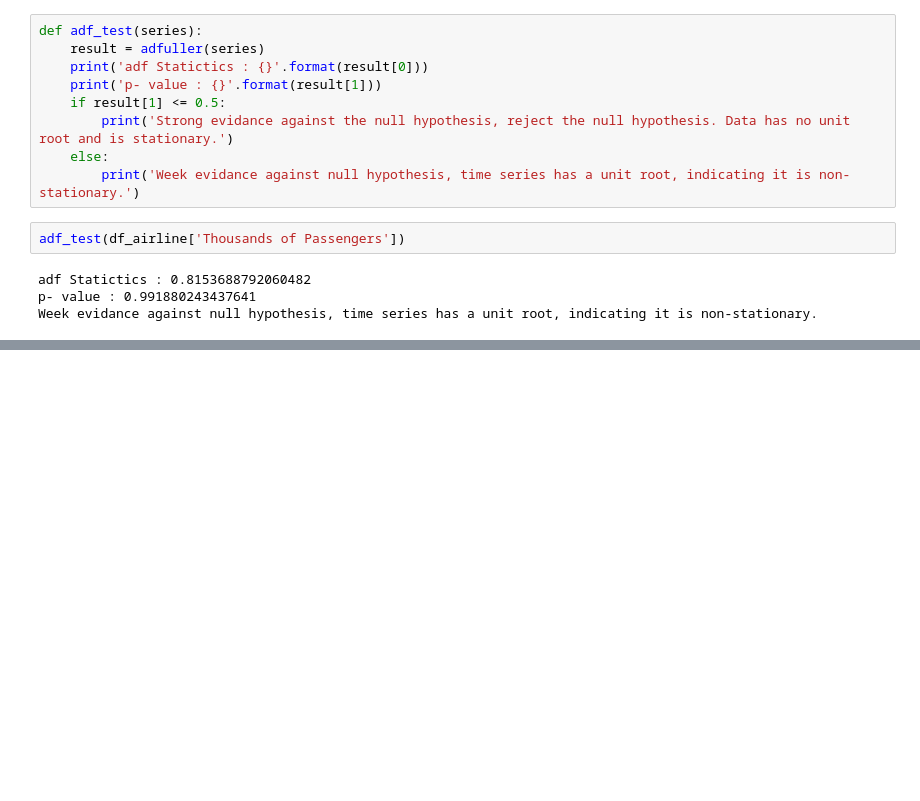
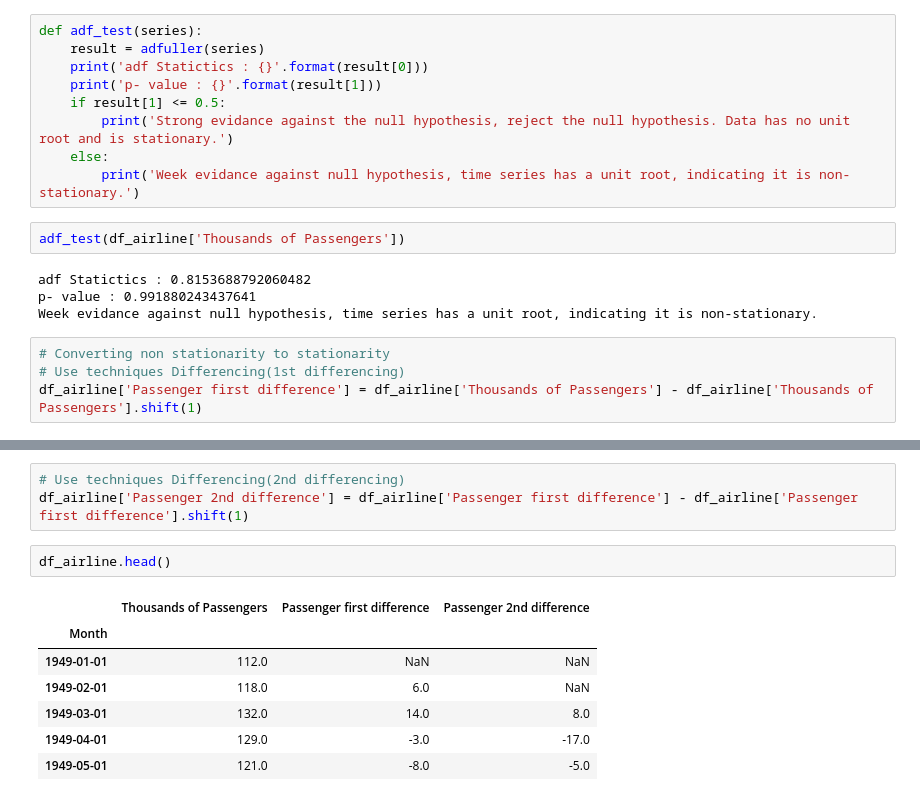
Before and after one commit to Madushani-Weerasekara/TimeSeriesData-Analysis, a Jupyter notebook: ARIMA_Model.ipynb, the cells around one changed output, grey strips where cells are left out. Saved outputs shown, nothing was run; the diff lists cells and outputs as text; blank space fills up the shorter version.

Commit message:
Converting non stationary data to stationary data using differencing techniques

```diff
--- a/ARIMA_Model.ipynb
+++ b/ARIMA_Model.ipynb
@@ -111,3 +111,7 @@ adf_test(df_airline['Thousands of Passengers'])
 adf Statictics : 0.8153688792060482
 p- value : 0.991880243437641
 Week evidance against null hypothesis, time series has a unit root, indicating it is non-stationary.
+# %%
+# Converting non stationarity to stationarity
+# Use techniques Differencing(1st differencing)
+df_airline['Passenger first difference'] = df_airline['Thousands of Passengers'] - df_airline['Thousands of Passengers'].shift(1)
@@ -113,0 +134,13 @@ Week evidance against null hypothesis, time series has a unit root, indicating i
+# %%
+# Use techniques Differencing(2nd differencing)
+df_airline['Passenger 2nd difference'] = df_airline['Passenger first difference'] - df_airline['Passenger first difference'].shift(1)
+# %%
+df_airline.head()
+# %% [output]
+|  | Thousands of Passengers | Passenger first difference | Passenger 2nd difference |
+| Month |  |  |  |
+| 1949-01-01 | 112.0 | NaN | NaN |
+| 1949-02-01 | 118.0 | 6.0 | NaN |
+| 1949-03-01 | 132.0 | 14.0 | 8.0 |
+| 1949-04-01 | 129.0 | -3.0 | -17.0 |
+| 1949-05-01 | 121.0 | -8.0 | -5.0 |
```
Also changed, not shown: parts of 3 cells of this notebook.
